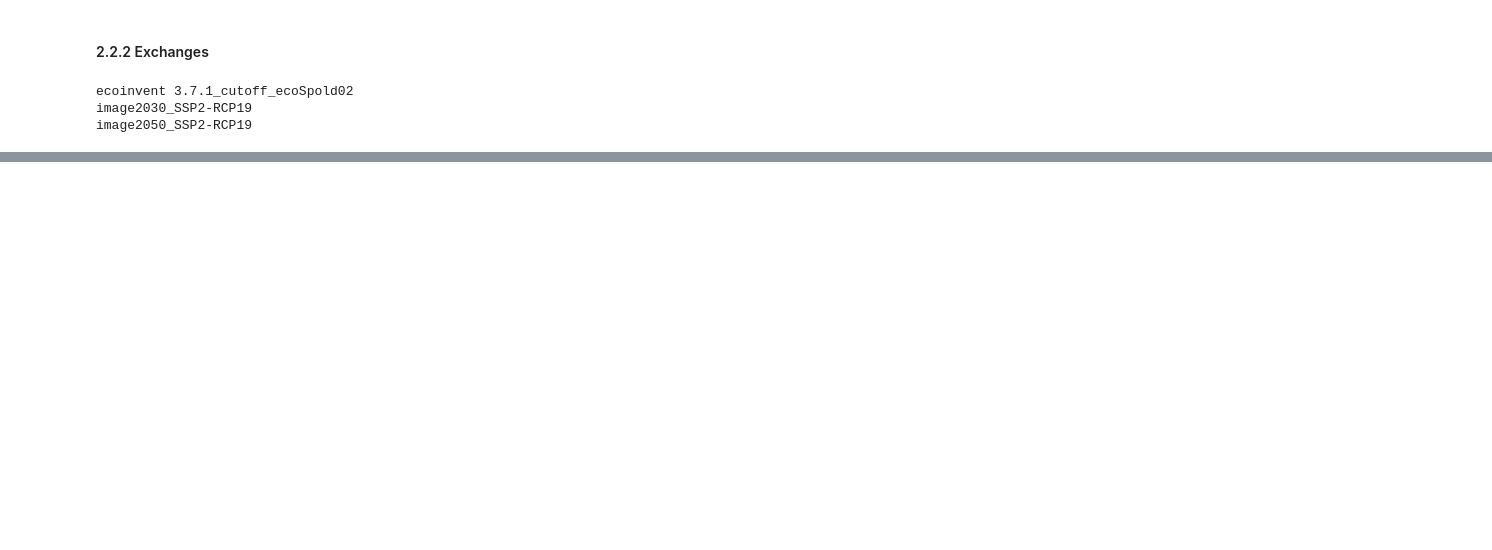
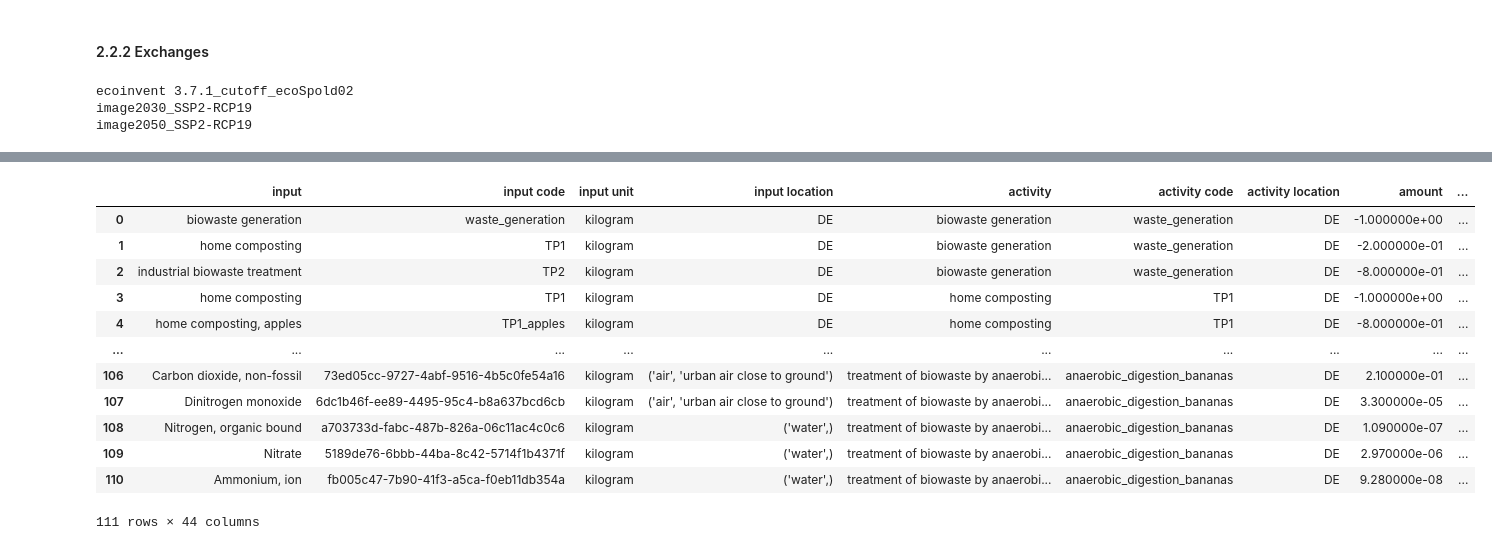
Before and after one commit to SarahSchmidt94/MoEWe, a Jupyter notebook: MoEWe.ipynb, the cells around one changed output, grey strips where cells are left out. Cells and saved outputs as stored; diff of their text form; code cells hidden in the pictures; blank space fills up the shorter version.

Commit message:
Modular LCA calulations to be exported to MS Excel

```diff
--- a/MoEWe.ipynb
+++ b/MoEWe.ipynb
@@ -297,0 +395,5 @@ image2050_SSP2-RCP19
+# %%
+scenarios=['Default']
+
+for s in range(n_scenarios):
+    scenarios.append('S'+str(s+1))
@@ -297,0 +457,29 @@ image2050_SSP2-RCP19
+# %%
+LCI_df_tech=LCI_df[LCI_df['type']=='technosphere']
+unique_inputs_tech=LCI_df_tech['input code'].unique()
+unique_activities_tech=LCI_df_tech['activity code'].unique()
+CF_dict_techno={}
+
+for d,db in enumerate(dbs):
+    functional_units_tech=[]
+    reference_actcodes_tech=[]
+
+    for actcode in unique_inputs_tech:
+        if actcode not in unique_activities_tech:
+            reference_actcodes_tech.append(actcode)
+            functional_unit={db.get(actcode):1}
+            functional_units_tech.append(functional_unit)
+
+    calculation_setup = {'inv': functional_units_tech, 'ia': LCIA_methods}
+    bw.calculation_setups['excel tool'] = calculation_setup
+    mlca = bw.MultiLCA('excel tool')
+
+    CF_dict_techno_db={}
+
+    for a,actcode in enumerate(reference_actcodes_tech):
+        CF_dict_techno_flow={}
+        for i,IC in enumerate(LCIA_method_names):
+            CF_dict_techno_flow[IC]=mlca.results[a,i]
+        CF_dict_techno_db[actcode]=CF_dict_techno_flow
+
+    CF_dict_techno[db_names[d]]=CF_dict_techno_db
@@ -297,0 +533,8 @@ image2050_SSP2-RCP19
+# %%
+LCI_df_sheet_names={}
+
+for db in db_names:
+    for s in scenarios:
+        LCI_df_sheet_names[db+'_'+s]='LCI_'+db+'_'+s
+
+LCI_df_sheet_names
@@ -297,0 +634,16 @@ image2050_SSP2-RCP19
+# %%
+LCI_df_db
+# %% [output]
+|  | input | input code | input unit | input location | activity | activity code | activity location | amount | ... |
+| 0 | biowaste generation | waste_generation | kilogram | DE | biowaste generation | waste_generation | DE | -1.000000e+00 | ... |
+| 1 | home composting | TP1 | kilogram | DE | biowaste generation | waste_generation | DE | -2.000000e-01 | ... |
+| 2 | industrial biowaste treatment | TP2 | kilogram | DE | biowaste generation | waste_generation | DE | -8.000000e-01 | ... |
+| 3 | home composting | TP1 | kilogram | DE | home composting | TP1 | DE | -1.000000e+00 | ... |
+| 4 | home composting, apples | TP1_apples | kilogram | DE | home composting | TP1 | DE | -8.000000e-01 | ... |
+| ... | ... | ... | ... | ... | ... | ... | ... | ... | ... |
+| 106 | Carbon dioxide, non-fossil | 73ed05cc-9727-4abf-9516-4b5c0fe54a16 | kilogram | ('air', 'urban air close to ground') | treatment of biowaste by anaerobi... | anaerobic_digestion_bananas | DE | 2.100000e-01 | ... |
+| 107 | Dinitrogen monoxide | 6dc1b46f-ee89-4495-95c4-b8a637bcd6cb | kilogram | ('air', 'urban air close to ground') | treatment of biowaste by anaerobi... | anaerobic_digestion_bananas | DE | 3.300000e-05 | ... |
+| 108 | Nitrogen, organic bound | a703733d-fabc-487b-826a-06c11ac4c0c6 | kilogram | ('water',) | treatment of biowaste by anaerobi... | anaerobic_digestion_bananas | DE | 1.090000e-07 | ... |
+| 109 | Nitrate | 5189de76-6bbb-44ba-8c42-5714f1b4371f | kilogram | ('water',) | treatment of biowaste by anaerobi... | anaerobic_digestion_bananas | DE | 2.970000e-06 | ... |
+| 110 | Ammonium, ion | fb005c47-7b90-41f3-a5ca-f0eb11db354a | kilogram | ('water',) | treatment of biowaste by anaerobi... | anaerobic_digestion_bananas | DE | 9.280000e-08 | ... |
+111 rows × 44 columns
```
Also changed, not shown: parts of 21 cells of this notebook.
